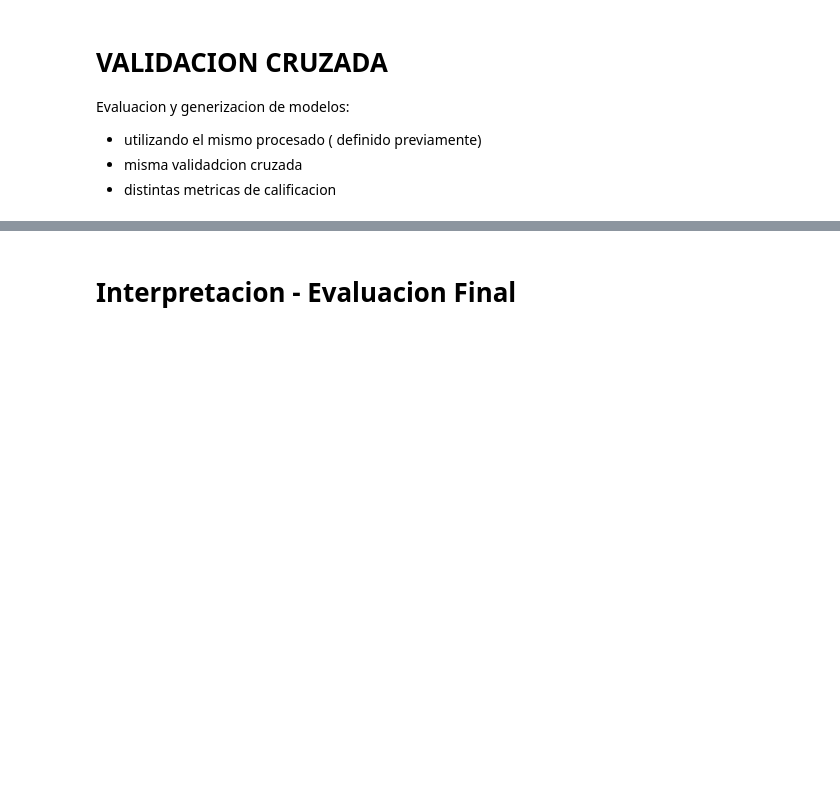
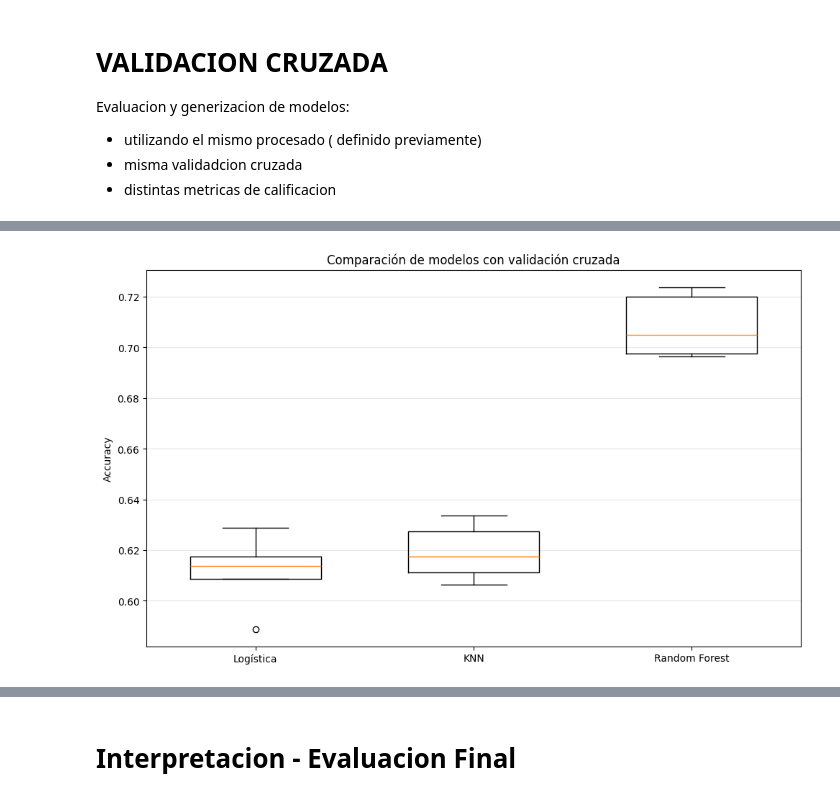
Before and after one commit to MarcoCasSir/LaboratorioDataScience, a Jupyter notebook: act4/diamonds_marco_casati.ipynb, the cells around one changed output, grey strips where cells are left out. Drawn from its saved outputs; the diff is of its cells as text; code cells hidden in the pictures; blank space fills up the shorter version.

```diff
--- a/act4/diamonds_marco_casati.ipynb
+++ b/act4/diamonds_marco_casati.ipynb
@@ -1757,0 +1630,20 @@ plt.show()
+# %%
+# Obtener scores detallados para cada modelo
+fig, ax = plt.subplots(figsize=(10, 6))
+
+posiciones = []
+for i, (nombre, modelo) in enumerate(modelos.items()):
+    pipe = make_pipeline(pipeline_all, modelo)
+    scores = cross_val_score(pipe, X_train, y_train, cv=cv, scoring='accuracy')
+    pos = ax.boxplot(scores, positions=[i], widths=0.6)
+    posiciones.append(i)
+
+ax.set_xticks(posiciones)
+ax.set_xticklabels(modelos.keys())
+ax.set_ylabel('Accuracy')
+ax.set_title('Comparación de modelos con validación cruzada')
+ax.grid(True, alpha=0.3, axis='y')
+plt.tight_layout()
+plt.show()
+# %% [output]
+[figure, added]
```
Also changed, not shown: parts of 27 cells of this notebook.
